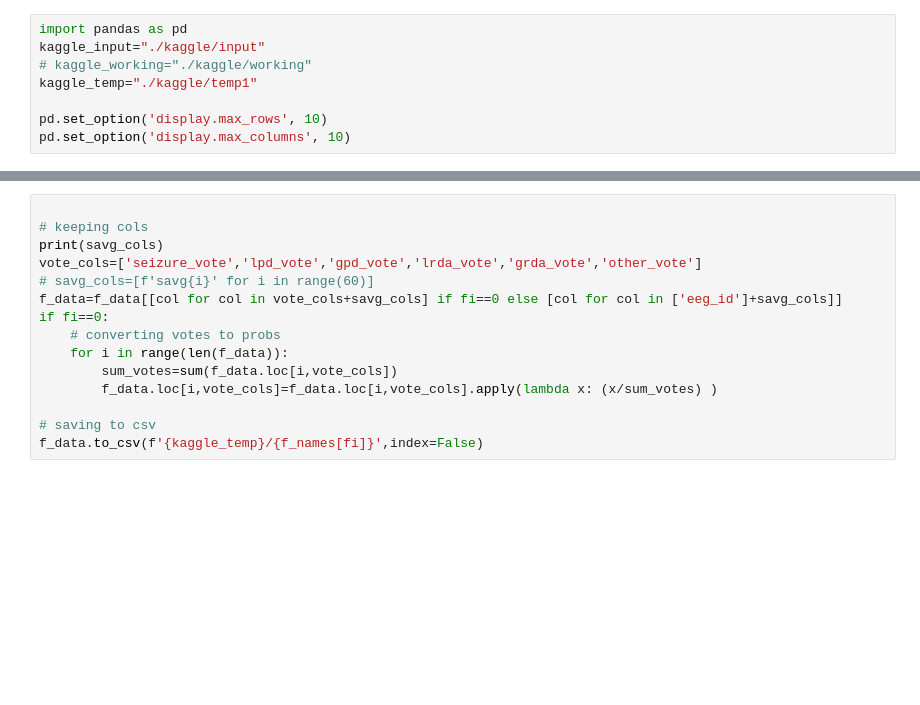
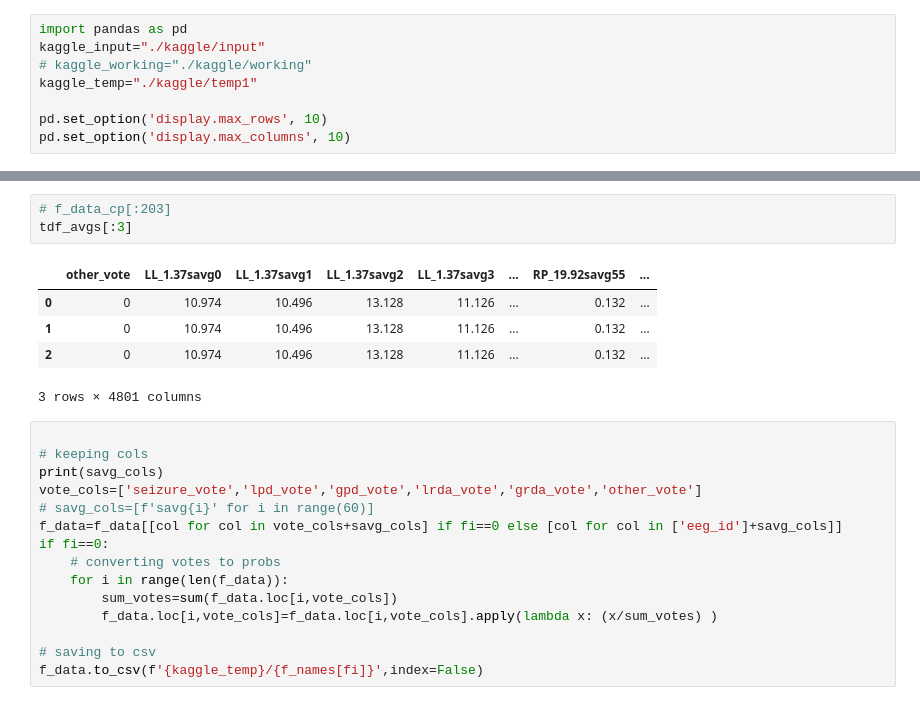
Before and after one commit to blur0b0t/kaggle_hms, a Jupyter notebook: format_data.ipynb, the cells around one changed output, grey strips where cells are left out. Drawn from its saved outputs; the diff is of its cells as text; blank space fills up the shorter version.

```diff
--- a/format_data.ipynb
+++ b/format_data.ipynb
@@ -55,3 +104,12 @@ f_data[:3]
+# %%
+# f_data_cp[:203]
+tdf_avgs[:3]
+# %% [output]
+|  | other_vote | LL_1.37savg0 | LL_1.37savg1 | LL_1.37savg2 | LL_1.37savg3 | ... | RP_19.92savg55 | ... |
+| 0 | 0 | 10.974 | 10.496 | 13.128 | 11.126 | ... | 0.132 | ... |
+| 1 | 0 | 10.974 | 10.496 | 13.128 | 11.126 | ... | 0.132 | ... |
+| 2 | 0 | 10.974 | 10.496 | 13.128 | 11.126 | ... | 0.132 | ... |
+3 rows × 4801 columns
 # %%
 
 # keeping cols
```
Also changed, not shown: parts of 2 cells of this notebook.
